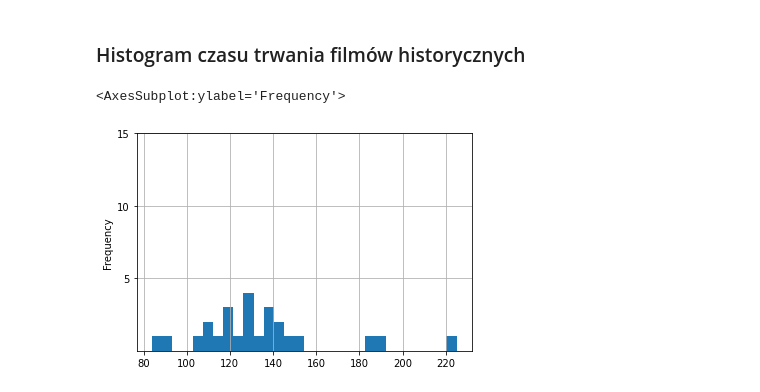
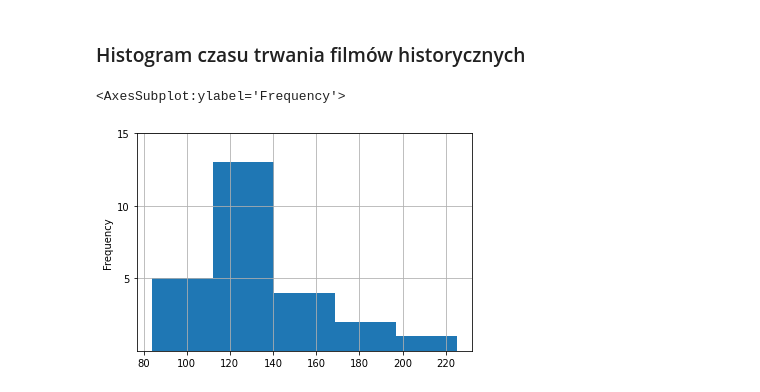
Before and after one commit to JBakunski/movies_database, a Jupyter notebook: movies.ipynb, the cells around one changed output. Drawn from its saved outputs; the diff is of its cells as text; code cells hidden in the pictures.

Commit message:
Fix histogram

```diff
--- a/movies.ipynb
+++ b/movies.ipynb
@@ -130,7 +130,7 @@ movies_with_genres_pivot.sort_values(by='runtime', ascending=False)
 ### Histogram czasu trwania filmów historycznych
 # %%
 history_movies = movies_with_genres.loc[movies_with_genres['genres'] == 'History']
-history_movies['runtime'].plot(kind='hist', bins=30, grid=True, yticks=[5, 10, 15])
+history_movies['runtime'].plot(kind='hist', bins=5, grid=True, yticks=[5, 10, 15])
 # %% [output]
 <AxesSubplot:ylabel='Frequency'>
-[figure, old version]
+[figure, new version]
```
